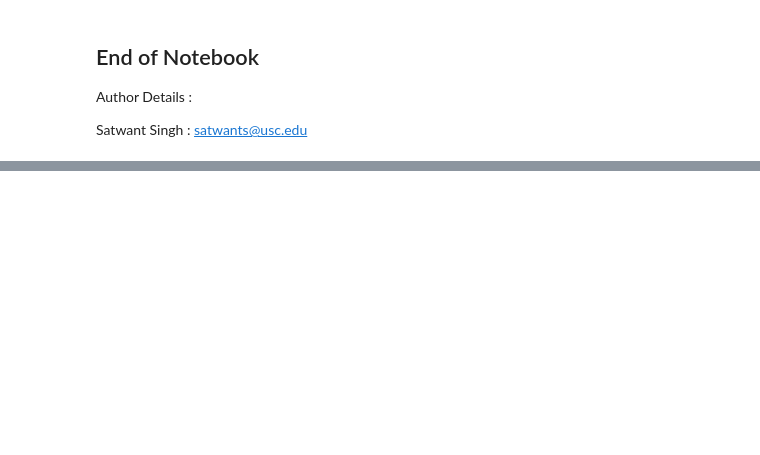
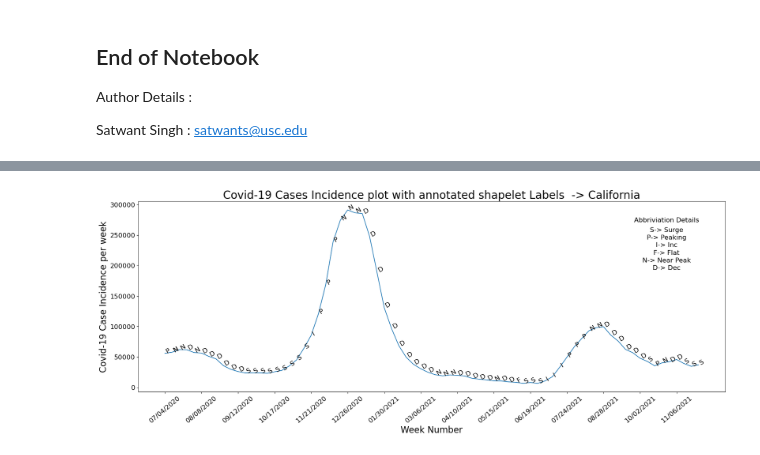
Before and after one commit to Satwant-Singh-ADS/Shapelet_Methods, a Jupyter notebook: Classification_task/Codes/Shapelet Ensemble Method for Epidemics Forecast.ipynb, the cells around one changed output, grey strips where cells are left out. Saved outputs shown, nothing was run; the diff lists cells and outputs as text; code cells hidden in the pictures; blank space fills up the shorter version.

```diff
--- a/Classification_task/Codes/Shapelet Ensemble Method for Epidemics Forecast.ipynb
+++ b/Classification_task/Codes/Shapelet Ensemble Method for Epidemics Forecast.ipynb
@@ -1341,4 +1426,0 @@ import math
-# %%
-scenes_dict= {}
-for index,val in enumerate(list(set([w[2] for w in scenarios_list_pearson_perason_1]))):
-    scenes_dict[val] = val[0]
@@ -1446,0 +1445,92 @@ United States
+# %%
+ShapeLet_Dictionary_State_level = {}
+
+Shapelet_dict_actual_state_week_vector_label = {}
+
+for keys in running_average.keys():
+
+    State_name = keys
+    if keys in Ignore_State_list:
+        continue
+    print(keys)
+    running_avg = running_average[State_name]
+
+
+
+    running_avg_vectors = []
+    for i in range(len(running_avg)):
+        if i<len(running_avg)-4:
+            if i<=history_weeks:
+                vec = running_avg[i:i+future_weeks+history_weeks]
+            else:
+                vec = running_avg[i-history_weeks:i+future_weeks]
+#             vec = running_avg[i-history_weeks:i+future_weeks]
+            vec1 = [w[1] for w in vec]
+
+            week_nbr = vec[0][0]
+            running_avg_vectors.append((week_nbr,vec1[0],vec1))
+
+    dicy_state = Shapelet_dict_actual_state_week_vector_label.get(State_name,{})
+#     print(dicy_state)
+
+    scenarios_list_pearson_perason = [(vector[0],vector[1],return_best_shapelet_pearson(vector[2]),return_all_shapelet_pearson(vector[2])) for vector in running_avg_vectors]
+    scenes_dict= {}
+    for index,val in enumerate(list(set([w[2] for w in scenarios_list_pearson_perason]))):
+        scenes_dict[val] = val[0]
+
+    for vector in scenarios_list_pearson_perason:
+        dicy_state[vector[0]] = [(vector[3],vector[2])]
+    Shapelet_dict_actual_state_week_vector_label[State_name] = dicy_state
+
+
+    ShapeLet_Dictionary_State_level[keys] = scenarios_list_pearson_perason
+
+    ## Actual Covid tally plot validation
+
+    week_nbr_plt = [w[0] for w in scenarios_list_pearson_perason]
+    actual_count_plt = [w[1] for w in scenarios_list_pearson_perason]
+    labels_plt = [w[2] for w in scenarios_list_pearson_perason]
+
+
+#     fig, ax = plt.subplots()
+    fig, axs = plt.subplots(1,figsize=(24,8 ), dpi=80)
+#     figure(figsize=(24,8 ), dpi=80)
+    Week_nbr2 = week_nbr_plt
+    str_week_int = []
+    str_week = []
+    for i in range(0,len(Week_nbr),5):
+        str_week_int.append(Week_nbr[i])
+        str_week.append(date_formatting(Week_nbr[i]))
+
+    axs.plot(week_nbr_plt,actual_count_plt)
+    axs.set_xticks(str_week_int)
+    axs.set_xticklabels(str_week,rotation=40,fontsize=15)
+    axs.yaxis.set_tick_params(labelsize=15)
+#     plt.se
+    axs.set_xlabel('Week Number', fontsize = 20)
+    axs.set_ylabel('Covid-19 Case Incidence per week', fontsize = 20)
+
+#     axs.setxlabel("Week Number")
+#     axs[0].ylabel("Covid-19 Case Volume")
+    axs.set_title("Covid-19 "+Runtype+" Incidence plot with annotated shapelet Labels  -> {}".format(State_name),fontsize=25)
+
+#     scenarios_list_pearson_perason_1 = sample(scenarios_list_pearson_perason,math.ceil(len(scenarios_list_pearson_perason)*0.95))
+    for index,val in enumerate(scenarios_list_pearson_perason):
+#         if index%2==0:
+#             continue
+        axs.text(val[0],val[1],scenes_dict[val[2]],fontsize=15,rotation=30)
+    axs.text(0.9, 0.9,'Abbriviation Details',\
+    horizontalalignment='center',\
+    verticalalignment='center', transform = axs.transAxes,fontsize=15)
+    step=-0.1
+    cnt=0
+    for k11,v11 in scenes_dict.items():
+        axs.text(0.9, 0.85+cnt*step,v11+ "-> "+k11,\
+        horizontalalignment='center',\
+        verticalalignment='center',transform = axs.transAxes,fontsize=15)
+        cnt+=0.4
+    if export_visualizations:
+        plt.savefig(Visualization_path+'Type : '+Runtype+'Shapelets_actual_cases_'+State_name+'.png')
+    else:
+        plt.show()
+# %% [output]
@@ -1446,0 +1539 @@ United States
+[figure, added]
```
Also changed, not shown: parts of 51 cells of this notebook.
